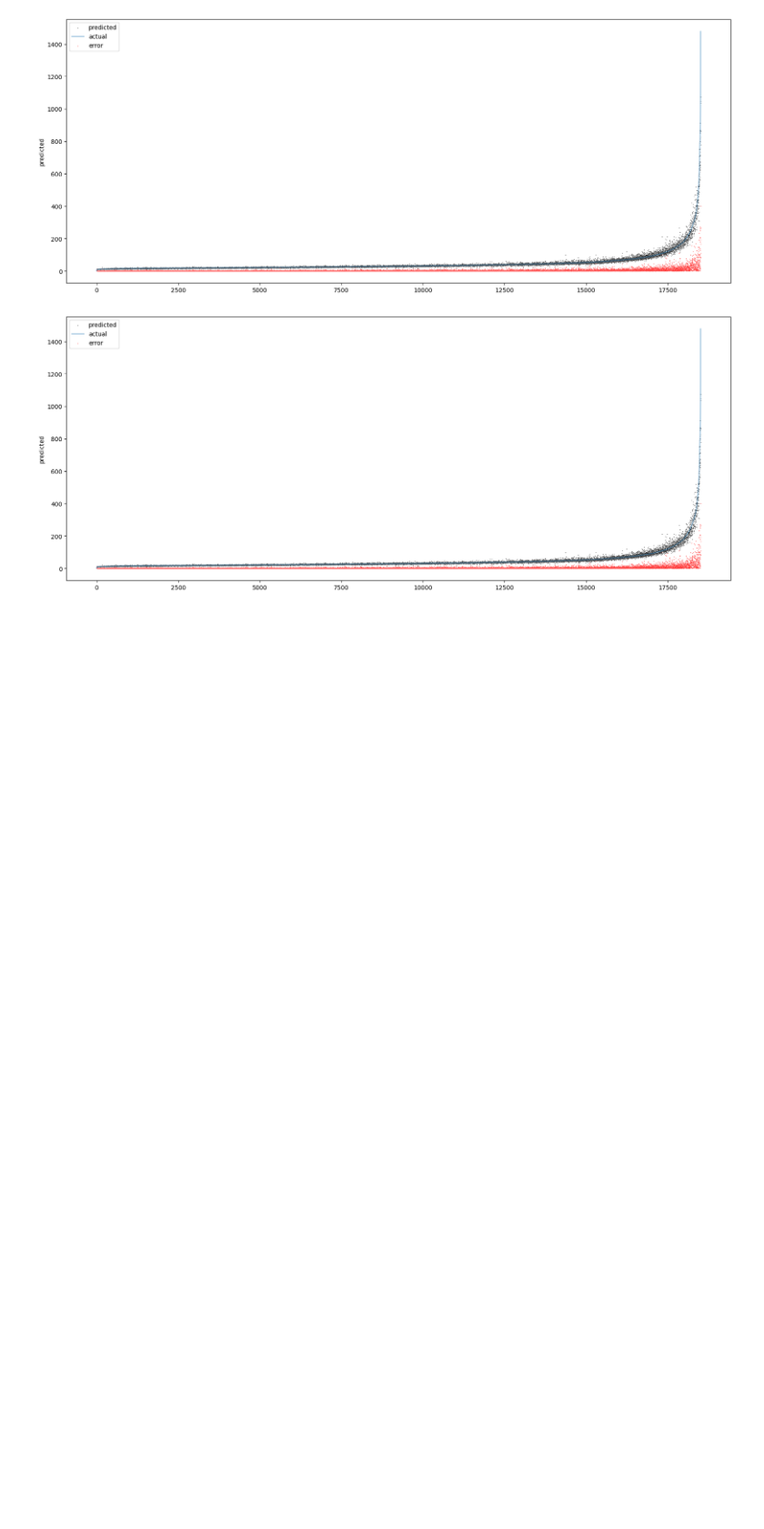
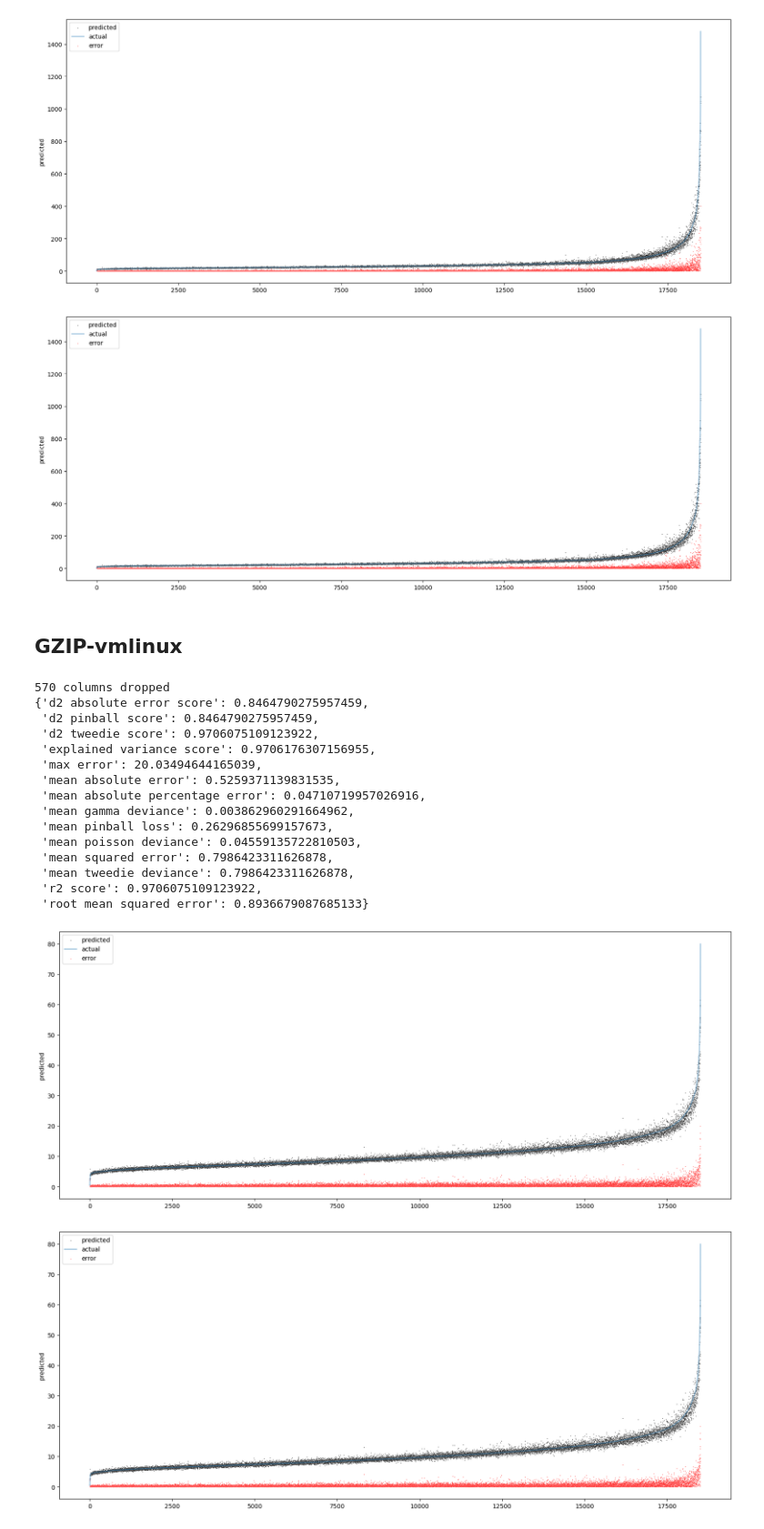
Before and after one commit to TuxML/tuxai, a Jupyter notebook: notebooks/2022_11_29.ipynb, the cells around one changed output. Shown at 91% size. Drawn from its saved outputs; the diff is of its cells as text; code cells hidden in the pictures; blank space fills up the shorter version.

```diff
--- a/notebooks/2022_11_29.ipynb
+++ b/notebooks/2022_11_29.ipynb
@@ -338,3 +338,55 @@ plot_pred_true(y_pred, y_test)
  'root mean squared error': 11.512969374631393}
 [figure]
 [figure]
+# %% [markdown]
+## GZIP-vmlinux
+# %%
+from tuxai.featureselection import FeatureSelection
+from tuxai.dataset import Dataset
+from tuxai.report import model_metrics, plot_pred_true
+
+# test again
+dataset = Dataset(413)
+X_train, y_train, X_test, y_test = dataset.train_test_split(target="GZIP-vmlinux")
+
+# 100% same groups
+fs = FeatureSelection(dataset=dataset)
+to_drop = fs.removable_columns()
+
+before = len(X_train.columns)
+X_train = X_train.drop(columns=to_drop)
+X_test = X_test.drop(columns=to_drop)
+print(f"{before - len(X_train.columns)} columns dropped")
+
+params = {
+    "max_depth": 5,
+    "alpha": 10,
+    "learning_rate": 0.1,
+    "n_estimators":100,
+    "eval_metric": "mape"
+}
+
+xgb_reg = xgb.XGBRegressor(**params)
+xgb_reg.fit(X_train, y_train)
+y_pred = xgb_reg.predict(X_test)
+
+pprint(model_metrics(y_pred, y_test))
+plot_pred_true(y_pred, y_test)
+# %% [output]
+570 columns dropped
+{'d2 absolute error score': 0.8464790275957459,
+ 'd2 pinball score': 0.8464790275957459,
+ 'd2 tweedie score': 0.9706075109123922,
+ 'explained variance score': 0.9706176307156955,
+ 'max error': 20.03494644165039,
+ 'mean absolute error': 0.5259371139831535,
+ 'mean absolute percentage error': 0.04710719957026916,
+ 'mean gamma deviance': 0.003862960291664962,
+ 'mean pinball loss': 0.26296855699157673,
+ 'mean poisson deviance': 0.04559135722810503,
+ 'mean squared error': 0.7986423311626878,
+ 'mean tweedie deviance': 0.7986423311626878,
+ 'r2 score': 0.9706075109123922,
+ 'root mean squared error': 0.8936679087685133}
+[figure, added]
+[figure, added]
```
Also changed, not shown: parts of 2 cells of this notebook, 4 other files.
